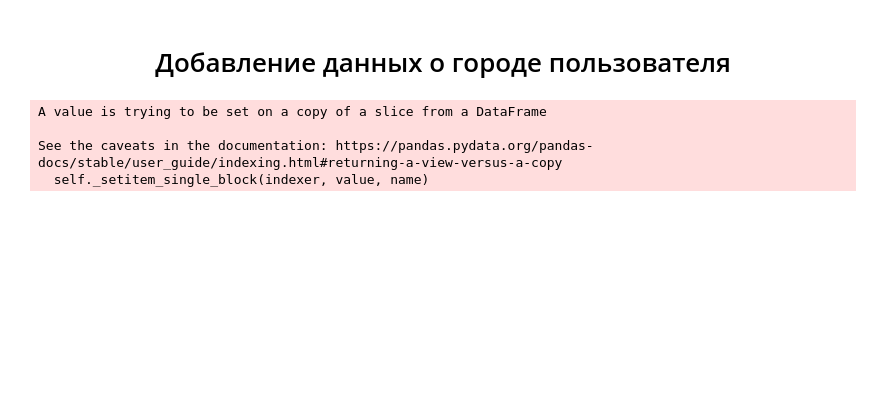
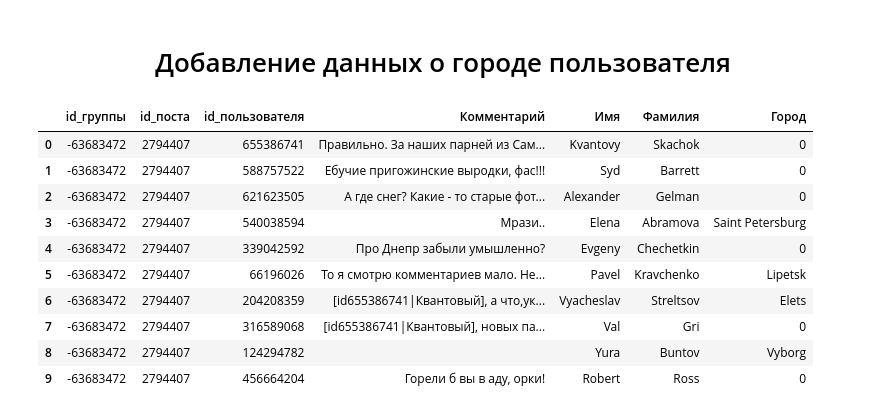
Before and after one commit to Vezdexod/sf_data_science, a Jupyter notebook: .rabota/vk01.ipynb, the cells around one changed output. Cells and saved outputs as stored; diff of their text form; code cells hidden in the pictures; blank space fills up the shorter version.

```diff
--- a/.rabota/vk01.ipynb
+++ b/.rabota/vk01.ipynb
@@ -159,30 +122,0 @@ def user_city(user_id, token=token):
-# %%
-users_data['Имя']       = users_data['id пользователя'].apply(user_first_name)
-users_data['Фамилия']   = users_data['id пользователя'].apply(user_last_name)
-users_data['Город']     = users_data['id пользователя'].apply(user_city)
-# %%
-# Напишем функцию, возвращающую имя пользователя
-def user_info(user_id, token=token):
-    # Производим запрос
-    url_posts = f"https://api.vk.com/method/users.get?user_ids={user_id}&fields=city&access_token={token}&v=5.81"
-    req = requests.get(url_posts)
-    users_info_json = req.json()
-
-    try:
-        first_name = users_info_json['response'][0]['first_name']
-        last_name = users_info_json['response'][0]['last_name']
-        city = users_info_json['response'][0]['city']['title']
-    except KeyError:
-        city = ''
-    except IndexError:
-        return '', '', ''
-
-    return first_name, last_name, city
-# %%
-for i in range(users_data.shape[0]):
-    users_data['Имя'].iloc[i], users_data['Фамилия'].iloc[i], users_data['Город'].iloc[i] = user_info(users_data['id пользователя'].iloc[i])
-# %% [output]
-A value is trying to be set on a copy of a slice from a DataFrame
-
-See the caveats in the documentation: https://pandas.pydata.org/pandas-docs/stable/user_guide/indexing.html#returning-a-view-versus-a-copy
-  self._setitem_single_block(indexer, value, name)
@@ -189,3 +131,17 @@ See the caveats in the documentation: https://pandas.pydata.org/pandas-docs/stab
+# %%
+users_data.head(10)
+# %% [output]
+|  | id_группы | id_поста | id_пользователя | Комментарий | Имя | Фамилия | Город |
+| 0 | -63683472 | 2794407 | 655386741 | Правильно. За наших парней из Сам... | Kvantovy | Skachok | 0 |
+| 1 | -63683472 | 2794407 | 588757522 | Ебучие пригожинские выродки, фас!!! | Syd | Barrett | 0 |
+| 2 | -63683472 | 2794407 | 621623505 | А где снег? Какие - то старые фот... | Alexander | Gelman | 0 |
+| 3 | -63683472 | 2794407 | 540038594 | Мрази.. | Elena | Abramova | Saint Petersburg |
+| 4 | -63683472 | 2794407 | 339042592 | Про Днепр забыли умышленно? | Evgeny | Chechetkin | 0 |
+| 5 | -63683472 | 2794407 | 66196026 | То я смотрю комментариев мало. Не... | Pavel | Kravchenko | Lipetsk |
+| 6 | -63683472 | 2794407 | 204208359 | [id655386741|Квантовый], а что,ук... | Vyacheslav | Streltsov | Elets |
+| 7 | -63683472 | 2794407 | 316589068 | [id655386741|Квантовый], новых па... | Val | Gri | 0 |
+| 8 | -63683472 | 2794407 | 124294782 |  | Yura | Buntov | Vyborg |
+| 9 | -63683472 | 2794407 | 456664204 | Горели б вы в аду, орки! | Robert | Ross | 0 |
 # %%
 # Генерируем ссылку на пост с комментариями
 def url_to_post(id_group, id_post):
```
Also changed, not shown: parts of 16 cells of this notebook, 5 other files.
